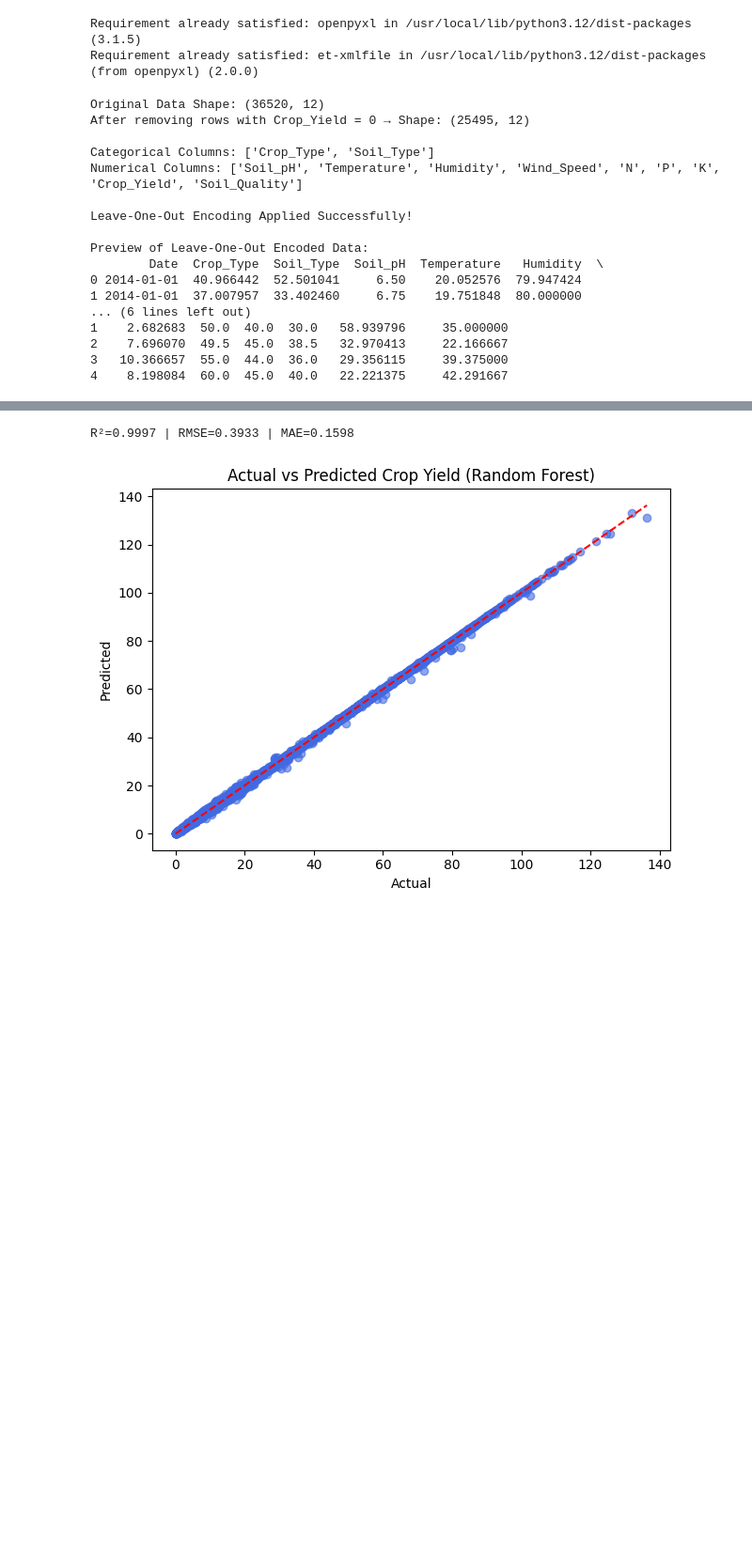
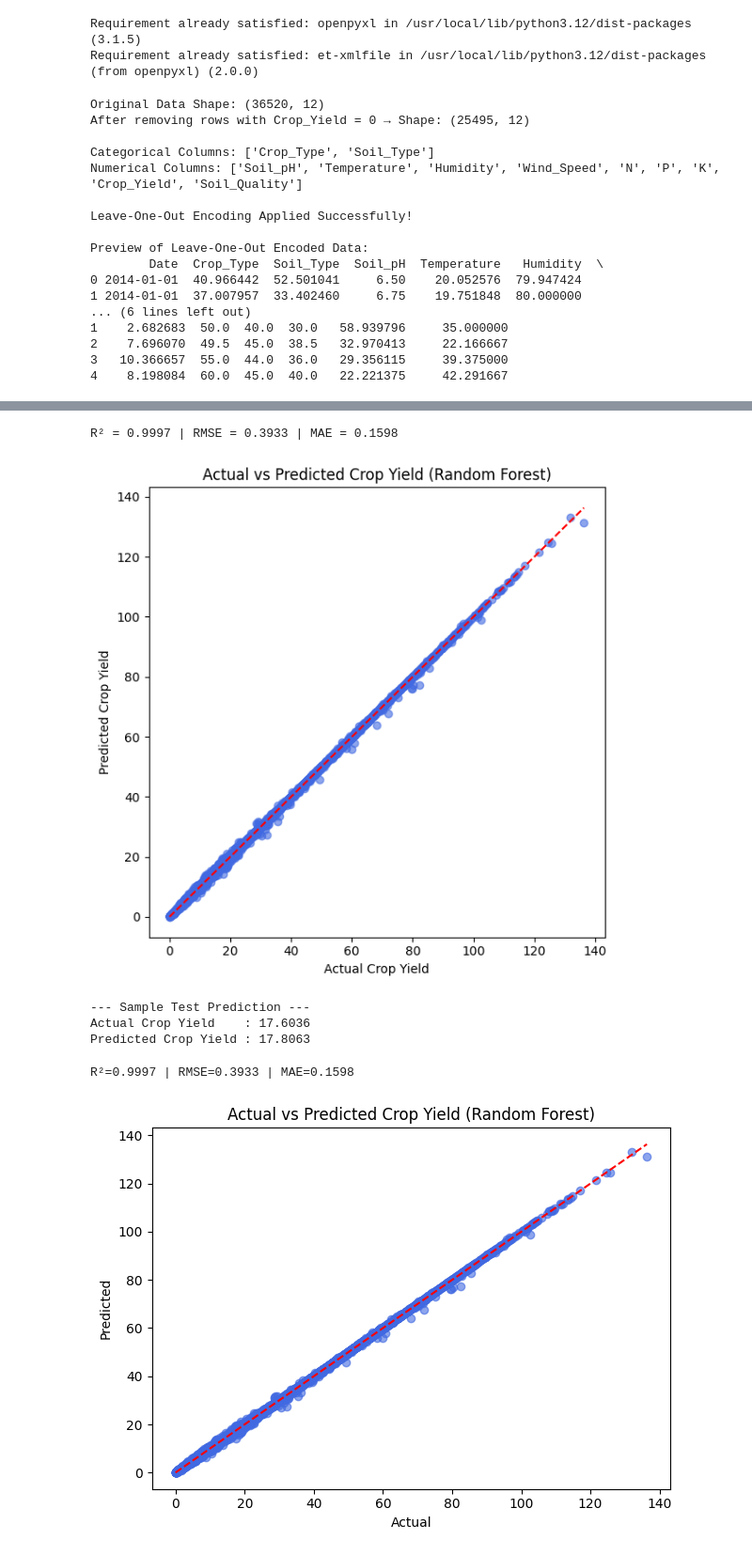
Before and after one commit to springboardmentor789r/AgriYield, a Jupyter notebook: AgriYield_Predictor(3).ipynb, the cells around one changed output, grey strips where cells are left out. Shown at 94% size. Saved outputs shown, nothing was run; the diff lists cells and outputs as text; code cells hidden in the pictures; blank space fills up the shorter version.

```diff
--- a/AgriYield_Predictor(3).ipynb
+++ b/AgriYield_Predictor(3).ipynb
@@ -119,6 +119,84 @@ files.download(output_path)
  Leave-One-Out encoded dataset saved as: loo_encoded_dataset.xlsx
 [interactive output not drawn]
 [interactive output not drawn]
+# %%
+import pandas as pd
+import numpy as np
+import matplotlib.pyplot as plt
+from sklearn.model_selection import train_test_split
+from sklearn.ensemble import RandomForestRegressor
+from sklearn.metrics import mean_squared_error, mean_absolute_error, r2_score
+from category_encoders import LeaveOneOutEncoder
+
+# Load dataset
+df = pd.read_excel("loo_encoded_dataset.xlsx")
+
+# Identify target column (crop yield)
+target = next((c for c in df.columns if "yield" in c.lower()), None)
+
+# Drop rows with zero yield
+df = df[df[target] != 0].reset_index(drop=True)
+
+# Convert datetime columns to year
+for c in df.select_dtypes(include=['datetime64']):
+    df[c] = pd.to_datetime(df[c]).dt.year
+
+# Split into features and target
+X = df.drop(columns=[target])
+y = df[target]
+
+# Identify categorical columns
+cat_cols = X.select_dtypes(include=['object']).columns
+
+# Apply Leave-One-Out encoding manually
+encoder = LeaveOneOutEncoder(cols=cat_cols)
+X_encoded = encoder.fit_transform(X, y)
+
+# Train-test split
+Xtr, Xte, ytr, yte = train_test_split(X_encoded, y, test_size=0.2, random_state=42)
+
+# Train Random Forest model
+model = RandomForestRegressor(n_estimators=200, random_state=42, n_jobs=-1)
+model.fit(Xtr, ytr)
+
+# Predict on test set
+yp = model.predict(Xte)
+
+# Evaluate model
+r2 = r2_score(yte, yp)
+rmse = np.sqrt(mean_squared_error(yte, yp))
+mae = mean_absolute_error(yte, yp)
+
+print(f"R² = {r2:.4f} | RMSE = {rmse:.4f} | MAE = {mae:.4f}")
+
+# Plot Actual vs Predicted
+plt.figure(figsize=(6, 6))
+plt.scatter(yte, yp, alpha=0.6, c='royalblue')
+lim = [min(yte.min(), yp.min()), max(yte.max(), yp.max())]
+plt.plot(lim, lim, 'r--')
+plt.xlabel("Actual Crop Yield")
+plt.ylabel("Predicted Crop Yield")
+plt.title("Actual vs Predicted Crop Yield (Random Forest)")
+plt.tight_layout()
+plt.show()
+# %% [output]
+R² = 0.9997 | RMSE = 0.3933 | MAE = 0.1598
+[figure, added]
+# %%
+# Sample Test Prediction
+sample_X = Xte.iloc[[0]]        # Take one test sample
+sample_y = yte.iloc[0]          # Actual crop yield for that sample
+
+# Predict crop yield for that sample
+pred_y = model.predict(sample_X)[0]
+
+print("\n--- Sample Test Prediction ---")
+print(f"Actual Crop Yield    : {sample_y:.4f}")
+print(f"Predicted Crop Yield : {pred_y:.4f}")
+# %% [output]
+--- Sample Test Prediction ---
+Actual Crop Yield    : 17.6036
+Predicted Crop Yield : 17.8063
 # %%
 import pandas as pd, numpy as np, matplotlib.pyplot as plt
 from sklearn.model_selection import train_test_split
```
Also changed, not shown: parts of 3 cells of this notebook.
